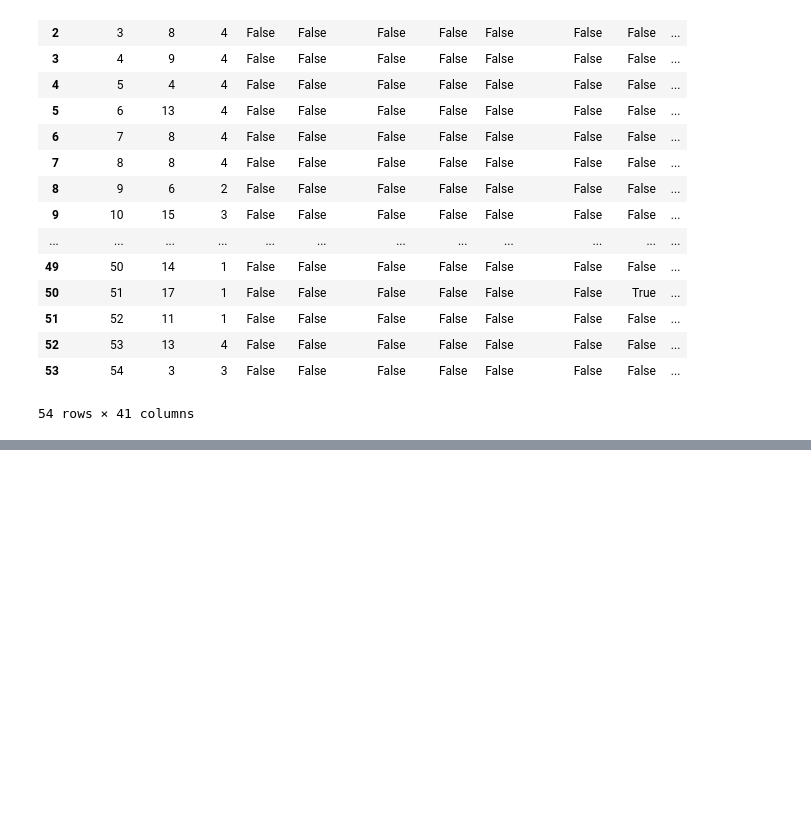
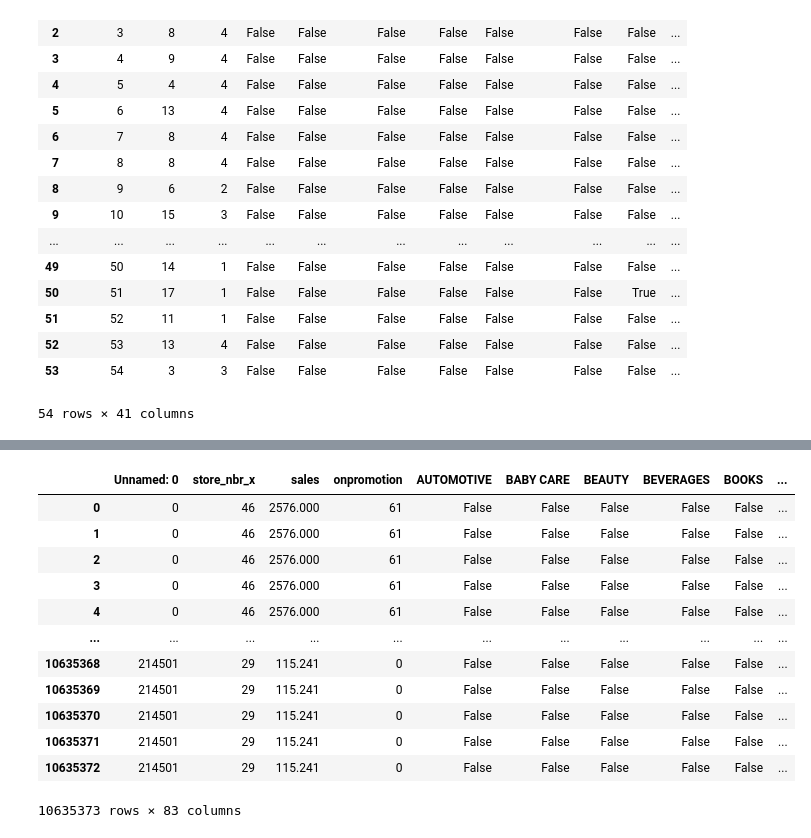
Before and after one commit to rbrox/IBM-dataSci, a Jupyter notebook: ProfitProMax/train_oil_store.ipynb, the cells around one changed output, grey strips where cells are left out. Cells and saved outputs as stored; diff of their text form; code cells hidden in the pictures; blank space fills up the shorter version.

```diff
--- a/ProfitProMax/train_oil_store.ipynb
+++ b/ProfitProMax/train_oil_store.ipynb
@@ -217,0 +250,17 @@ merged_df
+# %%
+merged_df = pd.merge(df, merged_df, on=['day', 'month', 'year'])
+merged_df
+# %% [output]
+|  | Unnamed: 0 | store_nbr_x | sales | onpromotion | AUTOMOTIVE | BABY CARE | BEAUTY | BEVERAGES | BOOKS | ... |
+| 0 | 0 | 46 | 2576.000 | 61 | False | False | False | False | False | ... |
+| 1 | 0 | 46 | 2576.000 | 61 | False | False | False | False | False | ... |
+| 2 | 0 | 46 | 2576.000 | 61 | False | False | False | False | False | ... |
+| 3 | 0 | 46 | 2576.000 | 61 | False | False | False | False | False | ... |
+| 4 | 0 | 46 | 2576.000 | 61 | False | False | False | False | False | ... |
+| ... | ... | ... | ... | ... | ... | ... | ... | ... | ... | ... |
+| 10635368 | 214501 | 29 | 115.241 | 0 | False | False | False | False | False | ... |
+| 10635369 | 214501 | 29 | 115.241 | 0 | False | False | False | False | False | ... |
+| 10635370 | 214501 | 29 | 115.241 | 0 | False | False | False | False | False | ... |
+| 10635371 | 214501 | 29 | 115.241 | 0 | False | False | False | False | False | ... |
+| 10635372 | 214501 | 29 | 115.241 | 0 | False | False | False | False | False | ... |
+10635373 rows × 83 columns
```
Also changed, not shown: parts of 6 cells of this notebook, 1 other file.
